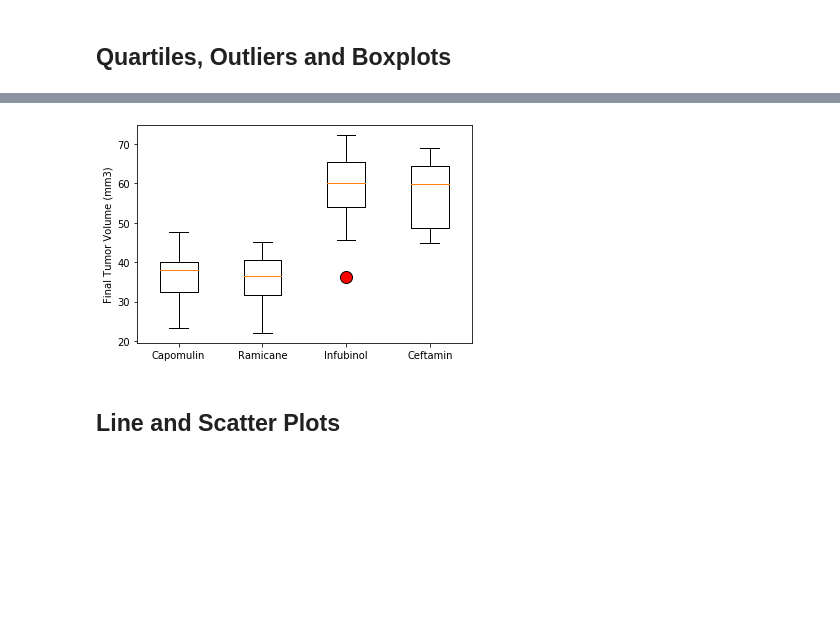
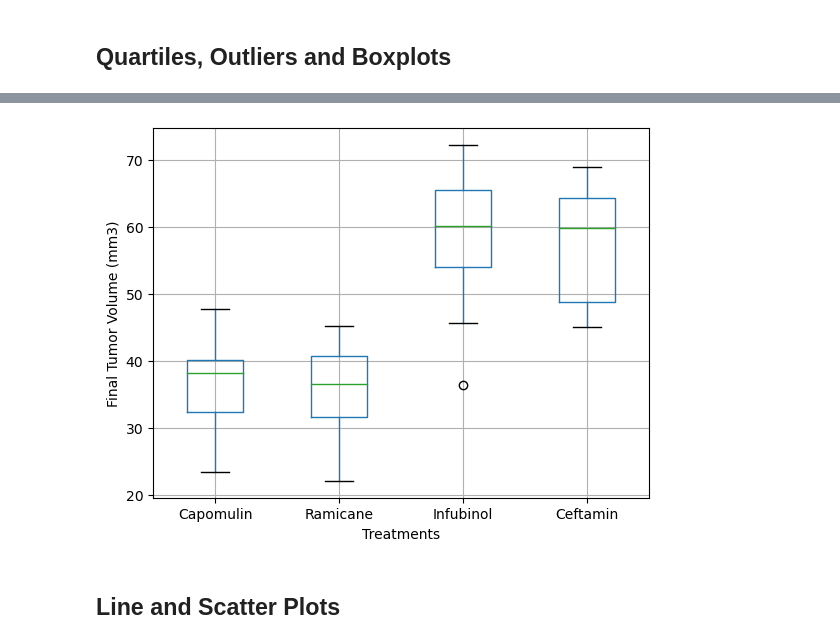
Before and after one commit to ollayyy/matplotlib-challenge, a Jupyter notebook: Starter_Code/Pymaceuticals/pymaceuticals_starter.ipynb, the cells around one changed output, grey strips where cells are left out. Drawn from its saved outputs; the diff is of its cells as text; code cells hidden in the pictures; blank space fills up the shorter version.

```diff
--- a/Starter_Code/Pymaceuticals/pymaceuticals_starter.ipynb
+++ b/Starter_Code/Pymaceuticals/pymaceuticals_starter.ipynb
@@ -162,8 +171,26 @@ agg_regimen_df
 # %%
 # Calculate the final tumor volume of each mouse across four of the treatment regimens:
 # Capomulin, Ramicane, Infubinol, and Ceftamin
+four_treatments = cleaned_df.loc[(cleaned_df['Drug Regimen']=='Capomulin')
+                                 |(cleaned_df['Drug Regimen']=='Ramicane')
+                                  |(cleaned_df['Drug Regimen']=='Infubinol')
+                                   |(cleaned_df['Drug Regimen']=='Ceftamin') ]
 
 # Start by getting the last (greatest) timepoint for each mouse
-
+last_timepoint = four_treatments.groupby(['Drug Regimen','Mouse ID']).last()
+last_tp = last_timepoint.reset_index()
 
 # Merge this group df with the original DataFrame to get the tumor volume at the last timepoint
+new_last_tp = last_tp[['Drug Regimen', 'Tumor Volume (mm3)']]
+new_last_tp
+
+capomulin = new_last_tp.loc[new_last_tp['Drug Regimen']=='Capomulin']
+ramicane = new_last_tp.loc[new_last_tp['Drug Regimen']=='Ramicane']
+infubinol = new_last_tp.loc[new_last_tp['Drug Regimen']=='Infubinol']
+ceftamin = new_last_tp.loc[new_last_tp['Drug Regimen']=='Ceftamin']
+
+four_treatments_df = pd.DataFrame({'Capomulin': capomulin['Tumor Volume (mm3)'],
+                                  'Ramicane': ramicane['Tumor Volume (mm3)'],
+                                  'Infubinol': infubinol['Tumor Volume (mm3)'],
+                                  'Ceftamin': ceftamin['Tumor Volume (mm3)']})
+four_treatments_df
@@ -193,7 +259,11 @@ Ceftamin's potential outliers: Series([], Name: Tumor Volume (mm3), dtype: float
 # %%
 # Generate a box plot that shows the distrubution of the tumor volume for each treatment group.
+treatment_boxplot = four_treatments_df.boxplot(grid= True)
+plt.xlabel('Treatments')
+plt.ylabel('Final Tumor Volume (mm3)')
+plt.show()
 # %% [output]
-[figure, old version]
+[figure, new version]
 # %% [markdown]
 ## Line and Scatter Plots
 # %%
```
Also changed, not shown: parts of 13 cells of this notebook, 1 other file.
